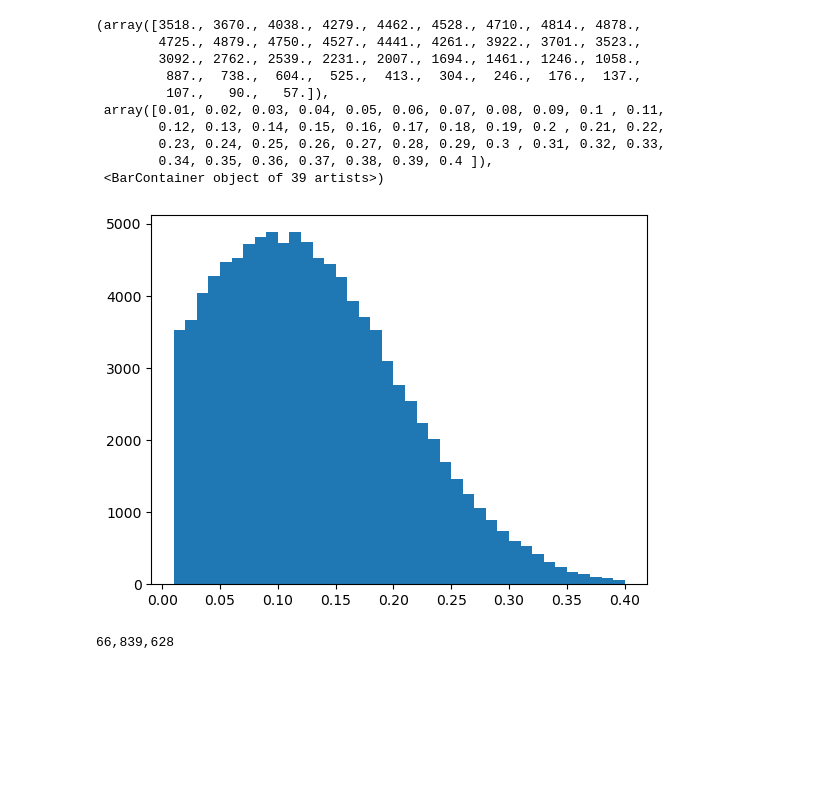
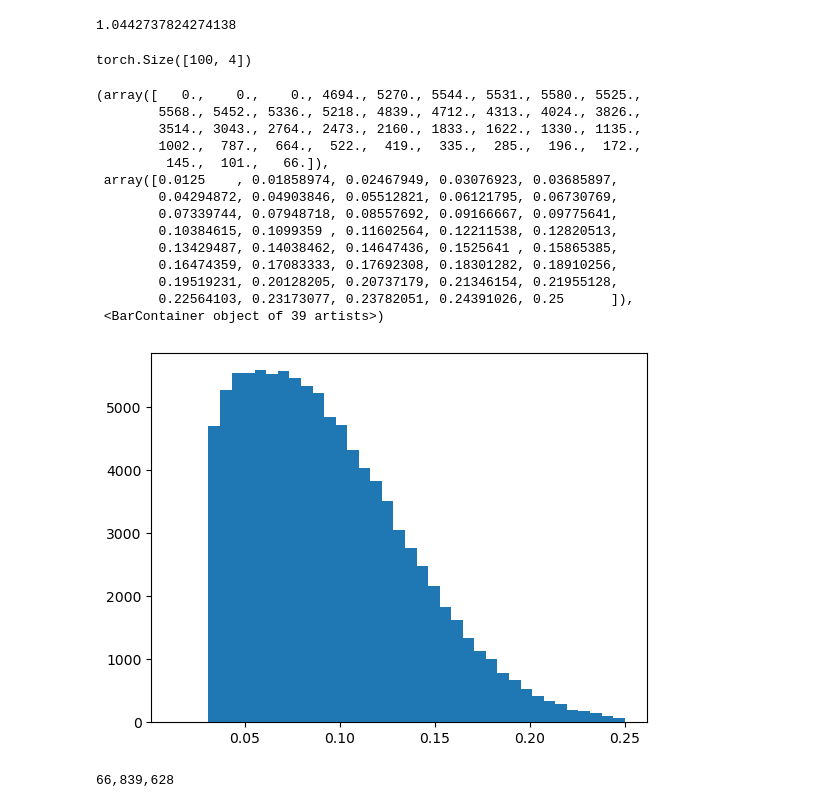
Before and after one commit to jthuemmel/thesis, a Jupyter notebook: modeldev.ipynb, the cells around one changed output. Drawn from its saved outputs; the diff is of its cells as text; code cells hidden in the pictures; blank space fills up the shorter version.

```diff
--- a/modeldev.ipynb
+++ b/modeldev.ipynb
@@ -25,6 +32,3 @@ import torch
 import matplotlib.pyplot as plt
 import numpy as np
 from torch.nn.init import trunc_normal_
-# %%
-rate = torch.empty((100000,))
-rate = trunc_normal_(rate, 0.1, 0.1, 0.01, 0.4)
@@ -36,18 +35,31 @@ mask, _ = prior((8, 6, 9, 480), 512)
+# %%
+256 ** (1 / 128)
+# %% [output]
+1.0442737824274138
+# %%
+src_coords = torch.randn(100, 4, 2)  # Example source coordinates
+src_coords[..., 1].shape
+# %% [output]
+torch.Size([100, 4])
 # %%
-plt.hist(rate, bins = np.linspace(0.01, 0.4, 40))
+plt.hist(rate, bins = np.linspace(0.0125, 0.25, 40))
 #plt.yscale('log')
 # %% [output]
-(array([3518., 3670., 4038., 4279., 4462., 4528., 4710., 4814., 4878.,
-        4725., 4879., 4750., 4527., 4441., 4261., 3922., 3701., 3523.,
-        3092., 2762., 2539., 2231., 2007., 1694., 1461., 1246., 1058.,
-         887.,  738.,  604.,  525.,  413.,  304.,  246.,  176.,  137.,
-         107.,   90.,   57.]),
- array([0.01, 0.02, 0.03, 0.04, 0.05, 0.06, 0.07, 0.08, 0.09, 0.1 , 0.11,
-        0.12, 0.13, 0.14, 0.15, 0.16, 0.17, 0.18, 0.19, 0.2 , 0.21, 0.22,
-        0.23, 0.24, 0.25, 0.26, 0.27, 0.28, 0.29, 0.3 , 0.31, 0.32, 0.33,
-        0.34, 0.35, 0.36, 0.37, 0.38, 0.39, 0.4 ]),
+(array([   0.,    0.,    0., 4694., 5270., 5544., 5531., 5580., 5525.,
+        5568., 5452., 5336., 5218., 4839., 4712., 4313., 4024., 3826.,
+        3514., 3043., 2764., 2473., 2160., 1833., 1622., 1330., 1135.,
+        1002.,  787.,  664.,  522.,  419.,  335.,  285.,  196.,  172.,
+         145.,  101.,   66.]),
+ array([0.0125    , 0.01858974, 0.02467949, 0.03076923, 0.03685897,
+        0.04294872, 0.04903846, 0.05512821, 0.06121795, 0.06730769,
+        0.07339744, 0.07948718, 0.08557692, 0.09166667, 0.09775641,
+        0.10384615, 0.1099359 , 0.11602564, 0.12211538, 0.12820513,
+        0.13429487, 0.14038462, 0.14647436, 0.1525641 , 0.15865385,
+        0.16474359, 0.17083333, 0.17692308, 0.18301282, 0.18910256,
+        0.19519231, 0.20128205, 0.20737179, 0.21346154, 0.21955128,
+        0.22564103, 0.23173077, 0.23782051, 0.24391026, 0.25      ]),
  <BarContainer object of 39 artists>)
-[figure, old version]
+[figure, new version]
 # %%
 def predict_ambient_src(self, src, tgt, latents, ctx):
     # O(2*z*(src+tgt) + z**2)
```
Also changed, not shown: parts of 4 cells of this notebook, 1 other file.
